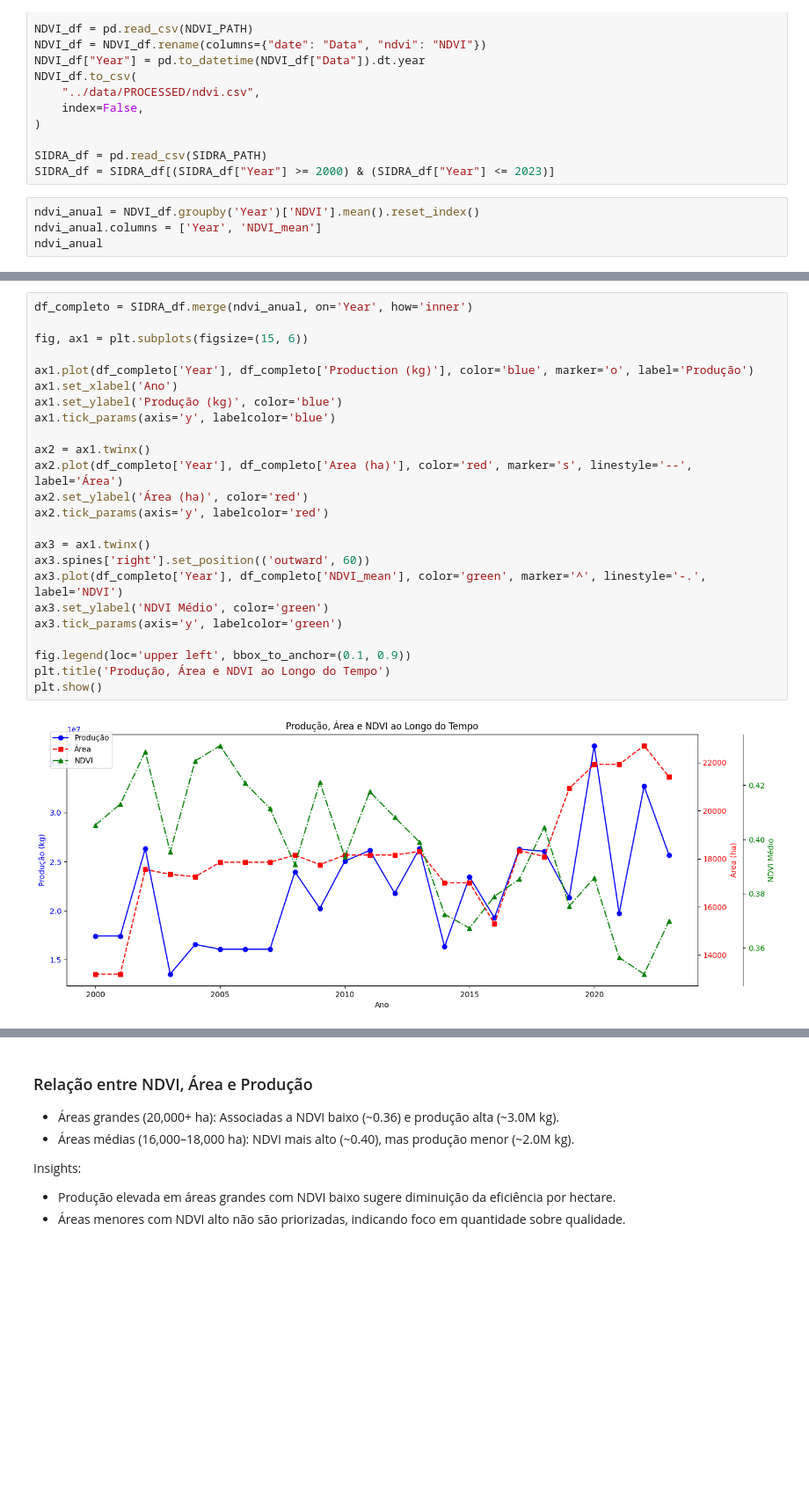
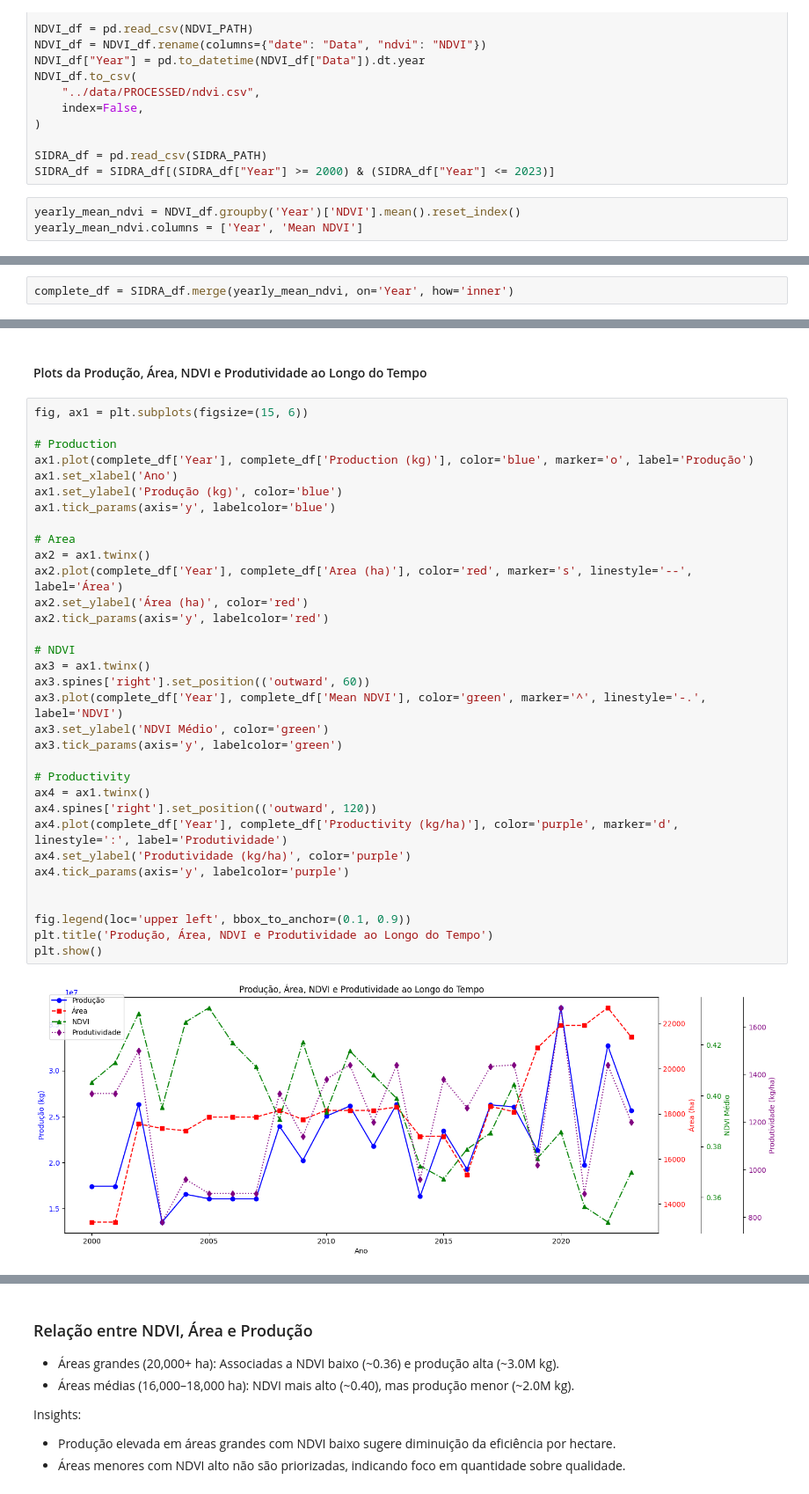
Before and after one commit to luisfuturist/ec-ingredion-3, a Jupyter notebook: notebooks/eda.ipynb, the cells around one changed output, grey strips where cells are left out. Shown: that part at 88% size. Drawn from its saved outputs; the diff is of its cells as text; blank space fills up the shorter version.

Commit message:
Complete statistical analysis tasks in TODO.md and enhance EDA notebook with new data visualizations and regression analysis for agricultural data.

```diff
--- a/notebooks/eda.ipynb
+++ b/notebooks/eda.ipynb
@@ -18,6 +25,5 @@ NDVI_df.to_csv(
 SIDRA_df = pd.read_csv(SIDRA_PATH)
 SIDRA_df = SIDRA_df[(SIDRA_df["Year"] >= 2000) & (SIDRA_df["Year"] <= 2023)]
 # %%
-ndvi_anual = NDVI_df.groupby('Year')['NDVI'].mean().reset_index()
-ndvi_anual.columns = ['Year', 'NDVI_mean']
-ndvi_anual
+yearly_mean_ndvi = NDVI_df.groupby('Year')['NDVI'].mean().reset_index()
+yearly_mean_ndvi.columns = ['Year', 'Mean NDVI']
@@ -41,0 +30,2 @@ ndvi_anual
+# %%
+complete_df = SIDRA_df.merge(yearly_mean_ndvi, on='Year', how='inner')
@@ -42,26 +79,37 @@ ndvi_anual
+# %% [markdown]
+#### Plots da Produção, Área, NDVI e Produtividade ao Longo do Tempo
 # %%
-df_completo = SIDRA_df.merge(ndvi_anual, on='Year', how='inner')
-
 fig, ax1 = plt.subplots(figsize=(15, 6))
 
-ax1.plot(df_completo['Year'], df_completo['Production (kg)'], color='blue', marker='o', label='Produção')
+# Production
+ax1.plot(complete_df['Year'], complete_df['Production (kg)'], color='blue', marker='o', label='Produção')
 ax1.set_xlabel('Ano')
 ax1.set_ylabel('Produção (kg)', color='blue')
 ax1.tick_params(axis='y', labelcolor='blue')
 
+# Area
 ax2 = ax1.twinx()
-ax2.plot(df_completo['Year'], df_completo['Area (ha)'], color='red', marker='s', linestyle='--', label='Área')
+ax2.plot(complete_df['Year'], complete_df['Area (ha)'], color='red', marker='s', linestyle='--', label='Área')
 ax2.set_ylabel('Área (ha)', color='red')
 ax2.tick_params(axis='y', labelcolor='red')
 
+# NDVI
 ax3 = ax1.twinx()
 ax3.spines['right'].set_position(('outward', 60))
-ax3.plot(df_completo['Year'], df_completo['NDVI_mean'], color='green', marker='^', linestyle='-.', label='NDVI')
+ax3.plot(complete_df['Year'], complete_df['Mean NDVI'], color='green', marker='^', linestyle='-.', label='NDVI')
 ax3.set_ylabel('NDVI Médio', color='green')
 ax3.tick_params(axis='y', labelcolor='green')
 
+# Productivity
+ax4 = ax1.twinx()
+ax4.spines['right'].set_position(('outward', 120))
+ax4.plot(complete_df['Year'], complete_df['Productivity (kg/ha)'], color='purple', marker='d', linestyle=':', label='Produtividade')
+ax4.set_ylabel('Produtividade (kg/ha)', color='purple')
+ax4.tick_params(axis='y', labelcolor='purple')
+
+
 fig.legend(loc='upper left', bbox_to_anchor=(0.1, 0.9))
-plt.title('Produção, Área e NDVI ao Longo do Tempo')
+plt.title('Produção, Área, NDVI e Produtividade ao Longo do Tempo')
 plt.show()
 # %% [output]
-[figure, old version]
+[figure, new version]
```
Also changed, not shown: parts of 31 cells of this notebook, 1 other file.
